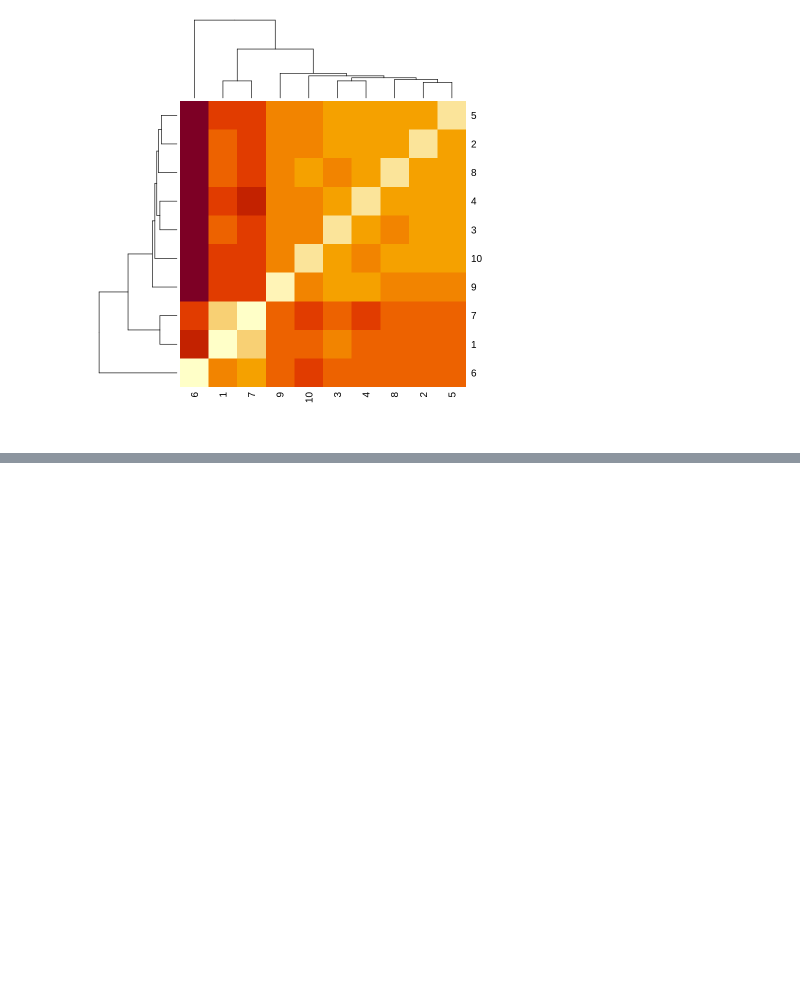
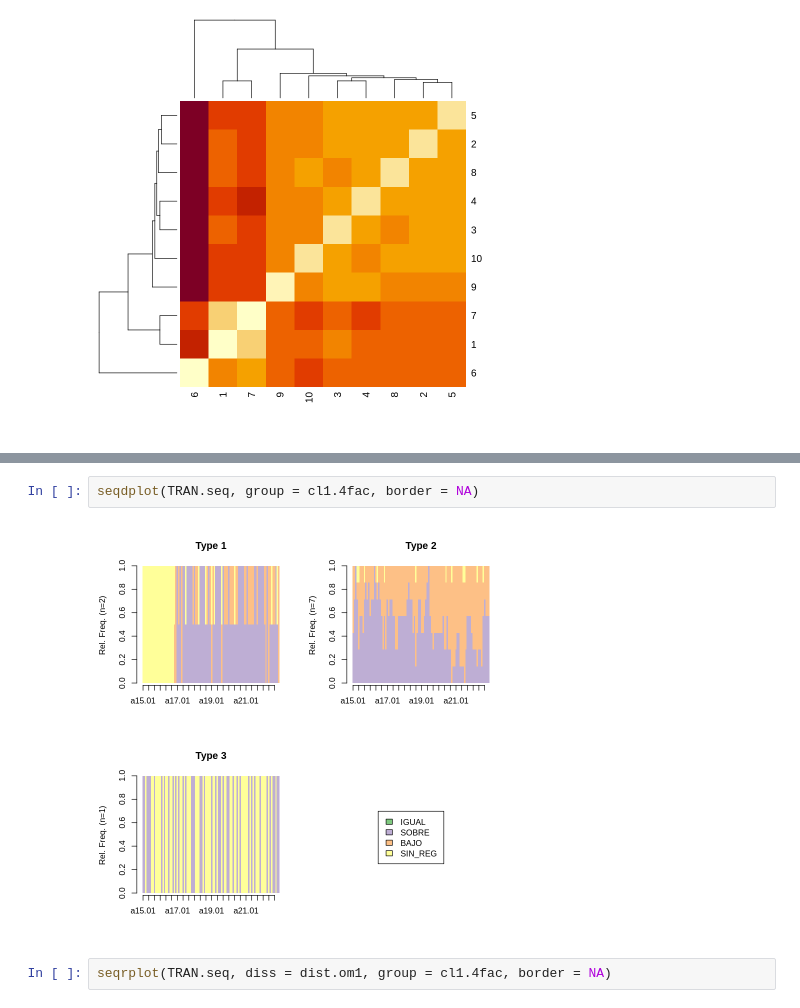
Before and after one commit to RodrigoEduard/TFMviu, a Jupyter notebook: RTraMineR_Norte_Grande.ipynb, the cells around one changed output, grey strips where cells are left out. Cells and saved outputs as stored; diff of their text form; blank space fills up the shorter version.

```diff
--- a/RTraMineR_Norte_Grande.ipynb
+++ b/RTraMineR_Norte_Grande.ipynb
@@ -133,0 +147,6 @@ heatmap(dist.om1)
+# %%
+seqdplot(TRAN.seq, group = cl1.4fac, border = NA)
+# %% [output]
+[figure, added]
+# %%
+seqrplot(TRAN.seq, diss = dist.om1, group = cl1.4fac, border = NA)
```
Also changed, not shown: parts of 4 cells of this notebook.
